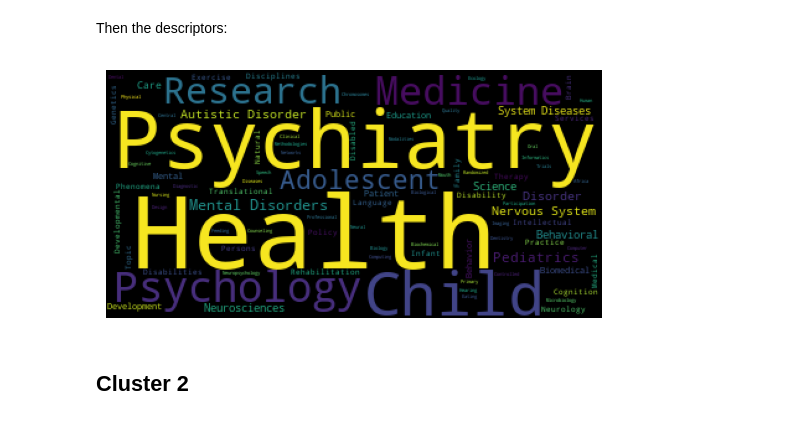
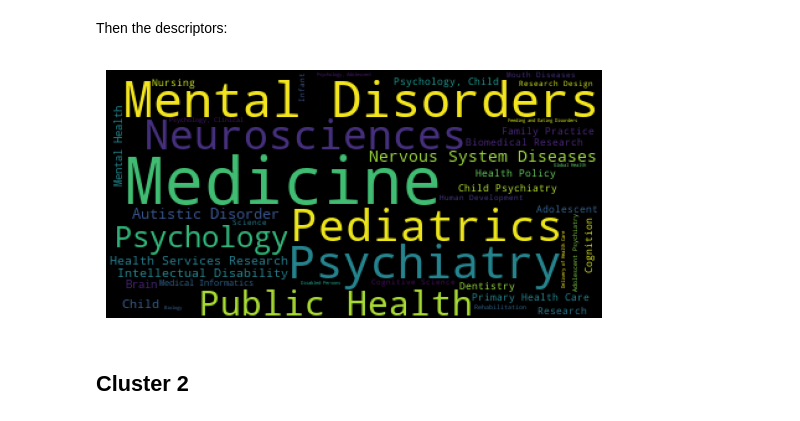
Before and after one commit to EthanDayley/asd-siloing-exploratory, a Jupyter notebook: data_analysis/cluster_analysis.ipynb, the cells around one changed output. Drawn from its saved outputs; the diff is of its cells as text; code cells hidden in the pictures.

Commit message:
Fixed word clouds to handle multi-word descriptors

```diff
--- a/data_analysis/cluster_analysis.ipynb
+++ b/data_analysis/cluster_analysis.ipynb
@@ -428,19 +431,19 @@ plt.show()
 # %% [markdown]
 Then the descriptors:
 # %%
-# get all medline_ta's
-c1_medline_tas = filtered_articles.source[cluster_labels == 1]
+# get all descriptors
+c1_descriptors = list(source_descriptors.descriptor[source_descriptors.medline_ta.isin(c1_medline_tas)])
 
-# get all descriptors
-c1_descriptors = ' '.join(list(source_descriptors.descriptor[source_descriptors.medline_ta.isin(c1_medline_tas)]))
+# generate frequencies
+c1_desc_freqs = {i: list(c1_descriptors).count(i) for i in c1_descriptors}
 
 # generate and plot wordcloud
-wc_c1_desc = wordcloud.WordCloud().generate(c1_descriptors)
+wc_c1_desc = wordcloud.WordCloud().generate_from_frequencies(c1_desc_freqs)
 plt.imshow(wc_c1_desc)
 plt.axis('off')
 plt.show()
 # %% [output]
-[figure, old version]
+[figure, new version]
 # %% [markdown]
 ## Cluster 2
 # %% [markdown]
```
Also changed, not shown: parts of 15 cells of this notebook.
